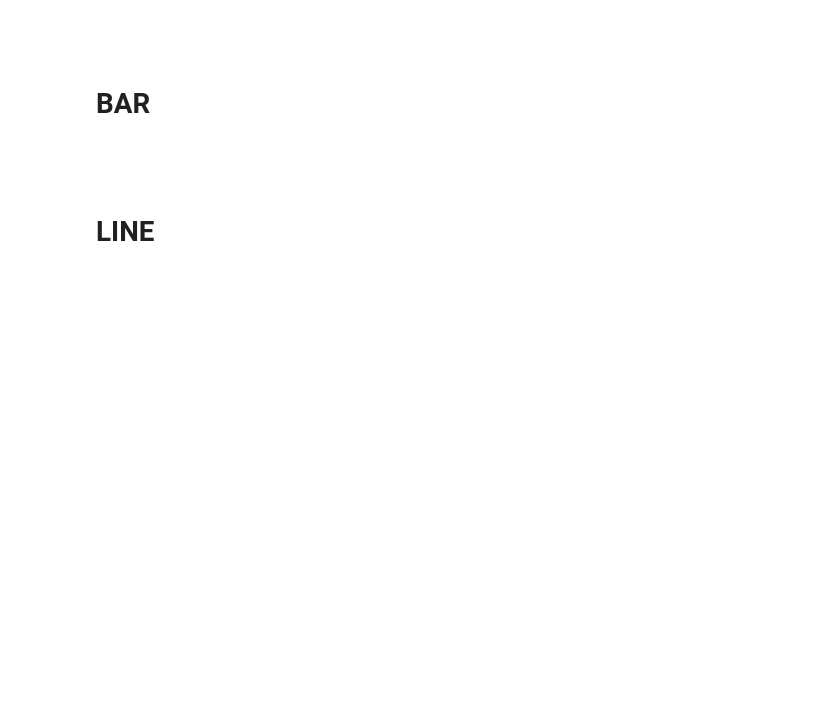
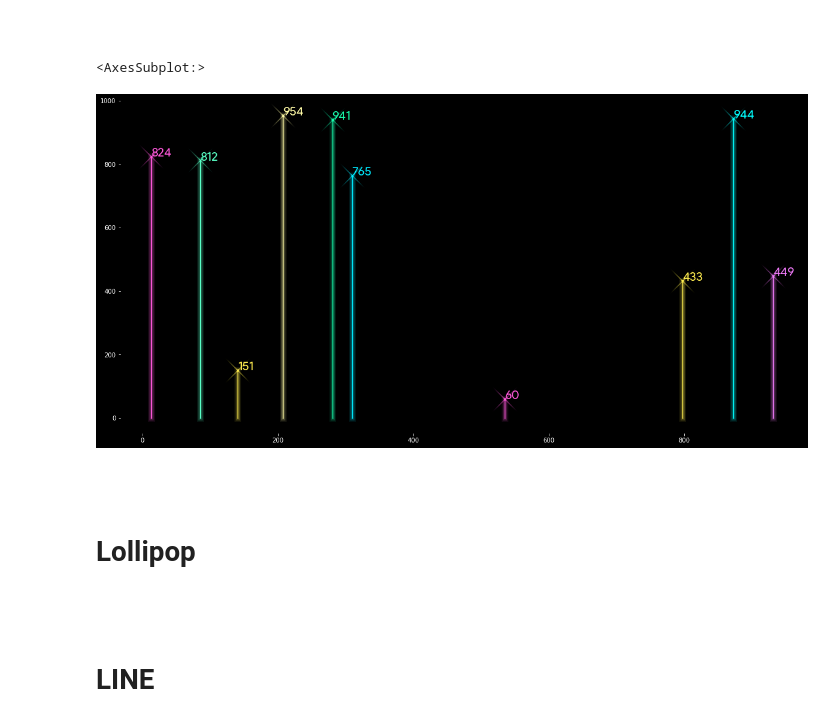
Before and after one commit to AayushSameerShah/neona, a Jupyter notebook: checks.ipynb, the cells around one changed output. Drawn from its saved outputs; the diff is of its cells as text; code cells hidden in the pictures; blank space fills up the shorter version.

```diff
--- a/checks.ipynb
+++ b/checks.ipynb
@@ -58,5 +79,16 @@ barplot(df[0], df[1], spines=False,
 # %% [markdown]
 #
+# %%
+plt.figure(figsize= (20, 10))
+lollipoplot(df[0], df[1], spines=False,
+        show_values=True, color=colors,
+        point_marker='x',
+        font_dict=dict(fontsize=20, fontfamily="product sans", color='r'))
+# %% [output]
+<AxesSubplot:>
+[figure, added]
 # %% [markdown]
-# BAR
+#
+# %% [markdown]
+# Lollipop
 # %%
```
Also changed, not shown: parts of 5 cells of this notebook, 2 other files.
